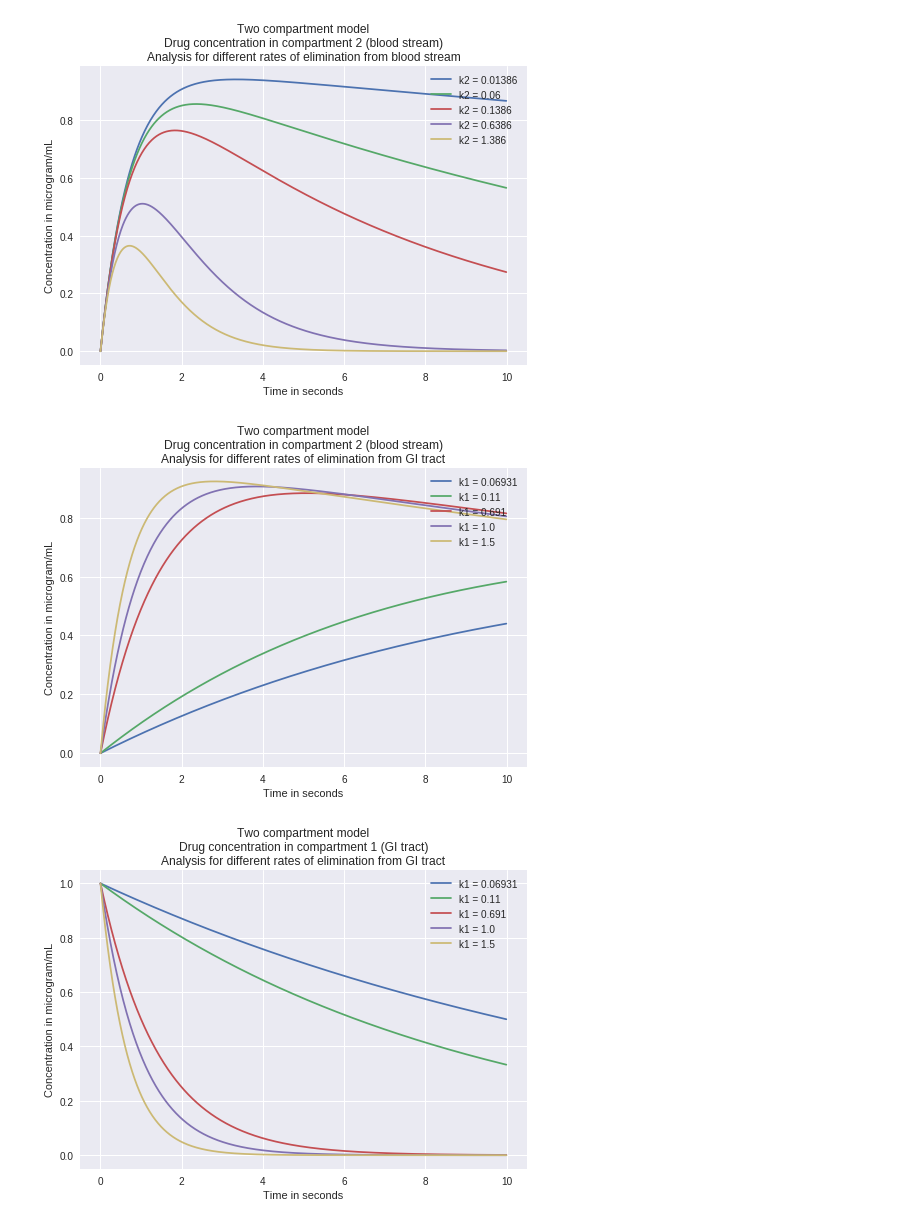
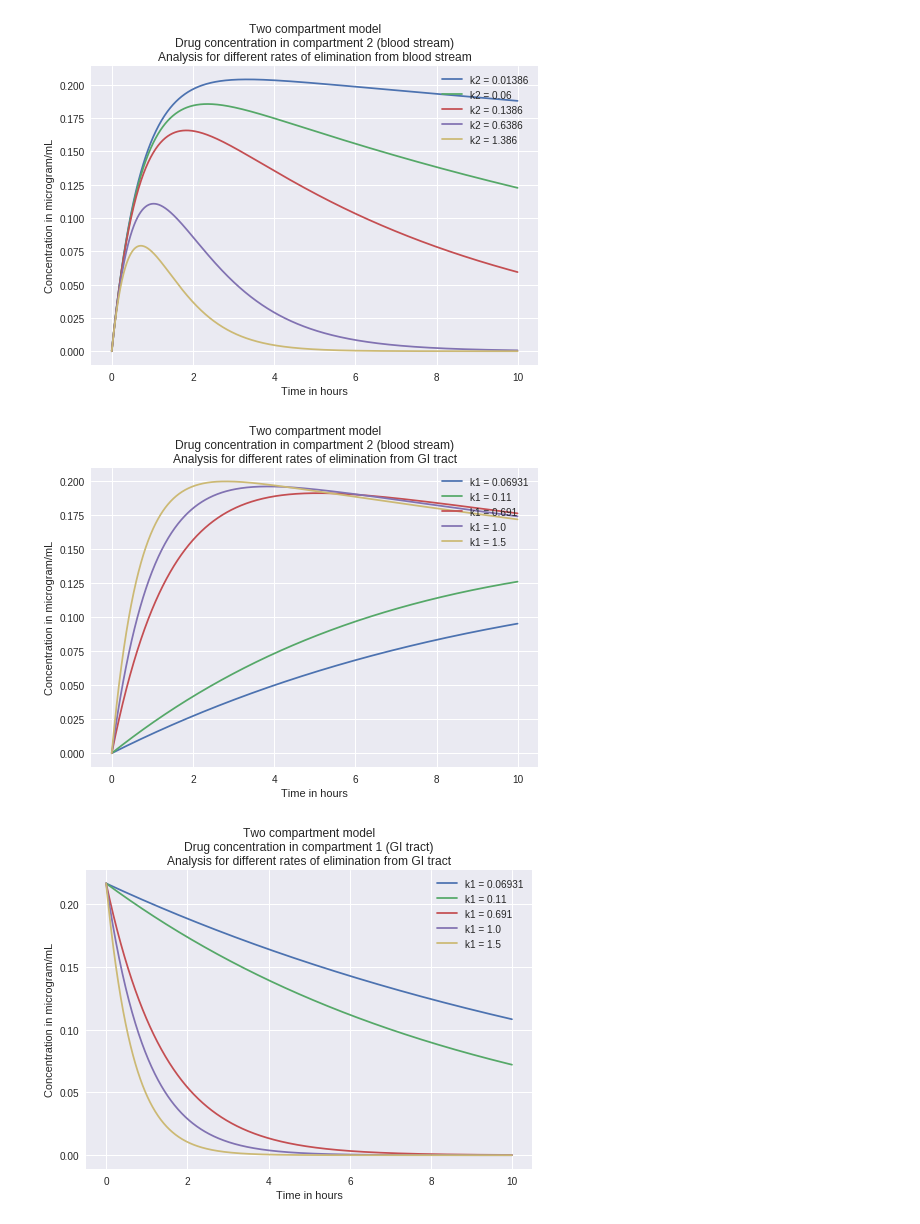
Before and after one commit to nishi1612/Modelling-and-Simulation, a Jupyter notebook: Compartment_Models.ipynb, the cells around one changed output. Drawn from its saved outputs; the diff is of its cells as text; code cells hidden in the pictures.

```diff
--- a/Compartment_Models.ipynb
+++ b/Compartment_Models.ipynb
@@ -5,7 +5,7 @@ import numpy as np
 import math
 import matplotlib.pyplot as plt
 # %%
-w = (325*2)/1000
+w = (325*2)
 volume = 3000
 
 q0 = w/volume
@@ -30,7 +30,7 @@ for i in range(1,len(q)):
 
 plt.plot(t,q)
 plt.ylabel('Concentration in microgram/mL')
-plt.xlabel('Time in seconds')
+plt.xlabel('Time in hours')
 plt.title('One Compartment Model\nDrug Concentration in GI tract (only one compartment)')
 plt.show()
 # %% [output]
@@ -42,8 +42,7 @@ def model_b_x(k,x):
 def model_b_y(k1,k2,x,y):
   return k1*x - k2*y
 
-
-w = (325*2)/1000
+w = (325*2)
 volume = 3000
 
 q0 = w/volume
@@ -61,7 +60,7 @@ y = np.zeros(n)
 x = np.zeros(n)
 
 y[0] = 0
-x[0] = 1
+x[0] = q0
 
 for i in range(1,len(q)):
   x[i] = x[i-1] + (dt * model_b_x(k1,x[i-1]))
@@ -69,12 +68,12 @@ for i in range(1,len(q)):
 
 plt.plot(t,x)
 plt.ylabel('Concentration in microgram/mL')
-plt.xlabel('Time in seconds')
+plt.xlabel('Time in hours')
 plt.title('Two Compartment model\nDrug Concentration in Compartment 1 (GI Tract)')
 plt.show()
 plt.plot(t,y)
 plt.ylabel('Concentration in microgram/mL')
-plt.xlabel('Time in seconds')
+plt.xlabel('Time in hours')
 plt.title('Two Compartment model\nDrug Concentration in Compartment 2 (blood stream)')
 plt.show()
 print('The maximum concentration of drug in blood stream is ' , str(round(np.max(y),2)) , 'microgram/mL')
@@ -90,7 +89,7 @@ def model_b_y(k1,k2,x,y):
   return k1*x - k2*y
 
 
-w = (325*2)/1000
+w = (325*2)
 volume = 3000
 
 q0 = w/volume
@@ -111,7 +110,7 @@ for k2 in k2_array:
   x = np.zeros(n)
 
   y[0] = 0
-  x[0] = 1
+  x[0] = q0
 
   for i in range(1,len(q)):
     x[i] = x[i-1] + (dt * model_b_x(k1,x[i-1]))
@@ -120,13 +119,13 @@ for k2 in k2_array:
   string = 'k2 = ' + str(k2)
   plt.plot(t,y,label = string)
   plt.ylabel('Concentration in microgram/mL')
-  plt.xlabel('Time in seconds')
+  plt.xlabel('Time in hours')
 
 plt.title('Two compartment model\nDrug concentration in compartment 2 (blood stream)\nAnalysis for different rates of elimination from blood stream')
 plt.legend(loc='upper right')
 plt.show()
 # %% [output]
-[figure, old version]
+[figure, new version]
 # %%
 def model_b_x(k,x):
   return -k*x
@@ -134,44 +133,43 @@ def model_b_x(k,x):
 def model_b_y(k1,k2,x,y):
   return k1*x - k2*y
 
-
-w = (325*2)/1000
+w = (325*2)
 volume = 3000
 
 q0 = w/volume
 k2 = 0.0231
 
 start_time = 0
 end_time = 10
 dt = 0.01
 
 t = np.arange(start_time,end_time,dt)
 
 n = int((end_time - start_time) / dt )
 
 k1_array = [0.06931,0.11,0.691,1.0,1.5]
 
 for k1 in k1_array:
 
   y = np.zeros(n)
   x = np.zeros(n)
 
   y[0] = 0
-  x[0] = 1
+  x[0] = q0
 
   for i in range(1,len(q)):
     x[i] = x[i-1] + (dt * model_b_x(k1,x[i-1]))
     y[i] = y[i-1] + (dt * model_b_y(k1,k2,x[i],y[i-1]))
 
   string = 'k1 = ' + str(k1)
   plt.plot(t,y,label = string)
   plt.ylabel('Concentration in microgram/mL')
-  plt.xlabel('Time in seconds')
+  plt.xlabel('Time in hours')
 plt.title('Two compartment model\nDrug concentration in compartment 2 (blood stream)\nAnalysis for different rates of elimination from GI tract')
 plt.legend(loc='upper right')
 plt.show()
 # %% [output]
-[figure, old version]
+[figure, new version]
 # %%
 def model_b_x(k,x):
   return -k*x
@@ -179,8 +177,7 @@ def model_b_x(k,x):
 def model_b_y(k1,k2,x,y):
   return k1*x - k2*y
 
-
-w = (325*2)/1000
+w = (325*2)
 volume = 3000
 
 q0 = w/volume
@@ -202,7 +199,7 @@ for k1 in k1_array:
   x = np.zeros(n)
 
   y[0] = 0
-  x[0] = 1
+  x[0] = q0
 
   for i in range(1,len(q)):
     x[i] = x[i-1] + (dt * model_b_x(k1,x[i-1]))
@@ -211,12 +208,12 @@ for k1 in k1_array:
   string = 'k1 = ' + str(k1)
   plt.plot(t,x,label = string)
   plt.ylabel('Concentration in microgram/mL')
-  plt.xlabel('Time in seconds')
+  plt.xlabel('Time in hours')
 plt.title('Two compartment model\nDrug concentration in compartment 1 (GI tract)\nAnalysis for different rates of elimination from GI tract')
 plt.legend(loc='upper right')
 plt.show()
 # %% [output]
-[figure, old version]
+[figure, new version]
 # %%
 def model_b_x(k,x):
   return -k*x
```
Also changed, not shown: parts of 4 cells of this notebook.
